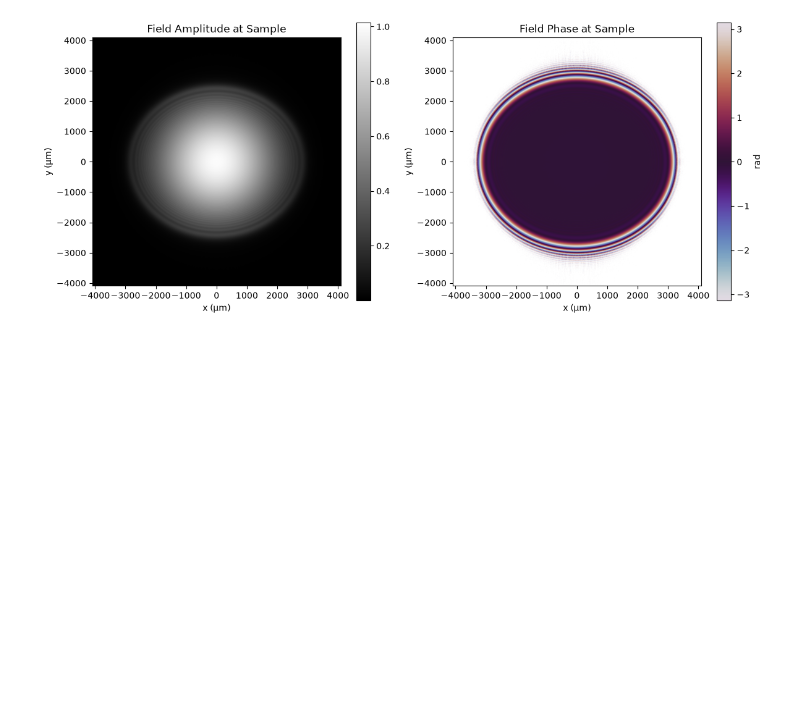
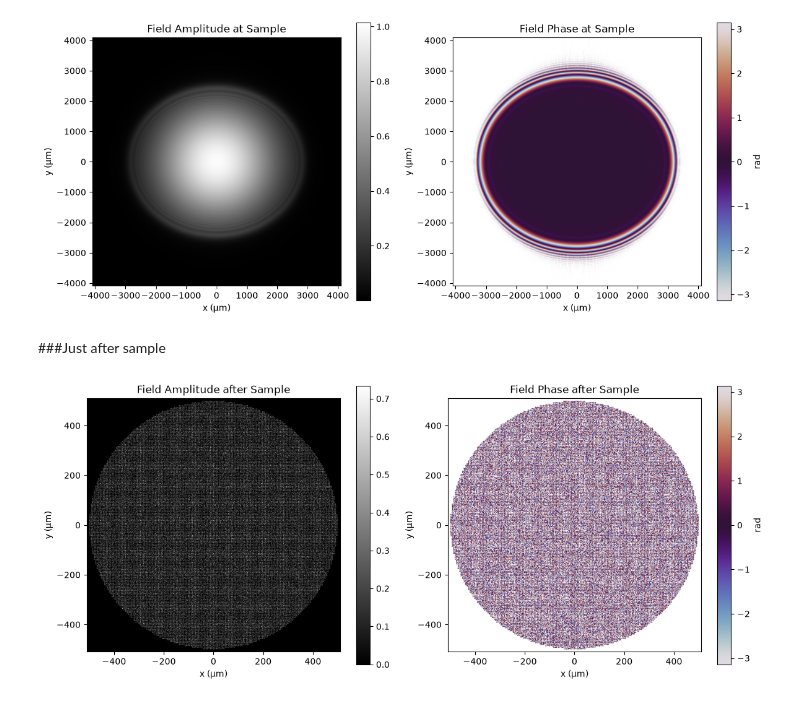
Before and after one commit to Andrecs05/Simulation_BioTissue_FBDHS, a Jupyter notebook: DHS instrument/code/per_surface_analysis.ipynb, the cells around one changed output. Saved outputs shown, nothing was run; the diff lists cells and outputs as text; code cells hidden in the pictures; blank space fills up the shorter version.

```diff
--- a/DHS instrument/code/per_surface_analysis.ipynb
+++ b/DHS instrument/code/per_surface_analysis.ipynb
@@ -67,3 +67,27 @@ U_sample = angular_spectrum(U_M1, dx=dx, dy=dy, z=z_sample, lam=central_lam)
 plot_field(U_sample, X, Y, 'at Sample', z=z_M1 + z_sample, lam=central_lam)
 # %% [output]
 [figure]
+# %% [markdown]
+###Just after sample
+# %%
+import numpy as np
+from doppler_scattering import scattering_vector, mie_amplitude, object_amplitudes, field_after_sample
+from utilities import crop
+
+from pathlib import Path
+
+DPD = Path.cwd().parents[1] / "DPD tissue" / "code"
+
+trajs = [dict(np.load(DPD / "runs" / f"cell_{k}" / "traj.npz")) for k in range(4)]
+layout = dict(np.load(DPD / "layout.npz"))
+q, theta_s = scattering_vector()                    # n = 1.36: |q| ≈ 19.3 µm⁻¹
+S_name = {"nucleus": mie_amplitude(1.0, 1.39, 1.36, theta_s),
+          "mitochondrion": mie_amplitude(0.44, 1.41, 1.36, theta_s),
+          "vesicle": mie_amplitude(0.25, 1.40, 1.36, theta_s)}
+amps = object_amplitudes(layout, trajs, S_name)      # once
+U_ill, Xc, Yc = crop(U_sample, X, Y, 510)
+U_after = field_after_sample(0, U_ill, Xc, Yc, layout, trajs, amps, q)
+
+plot_field(U_after, Xc, Yc, 'after Sample', z=z_M1 + z_sample, lam=central_lam)
+# %% [output]
+[figure, added]
```
Also changed, not shown: 25 other files.
